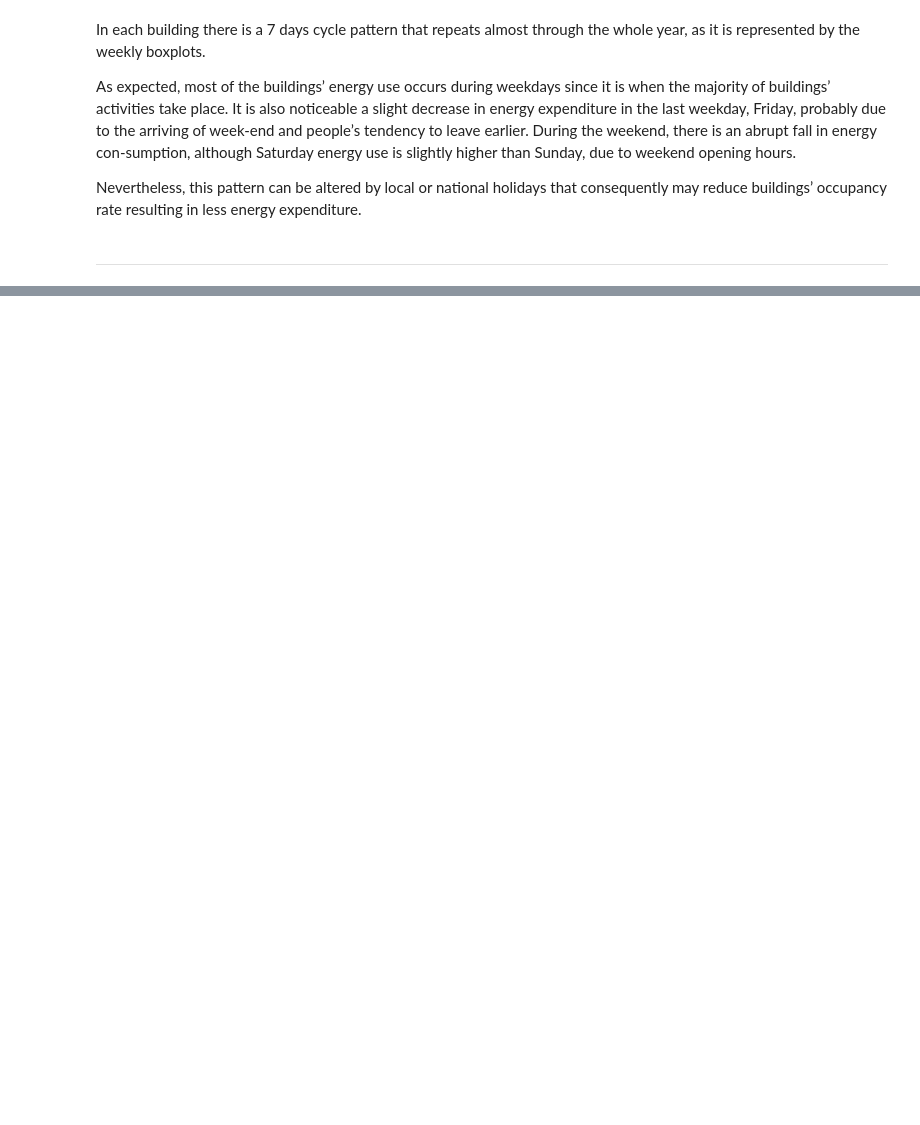
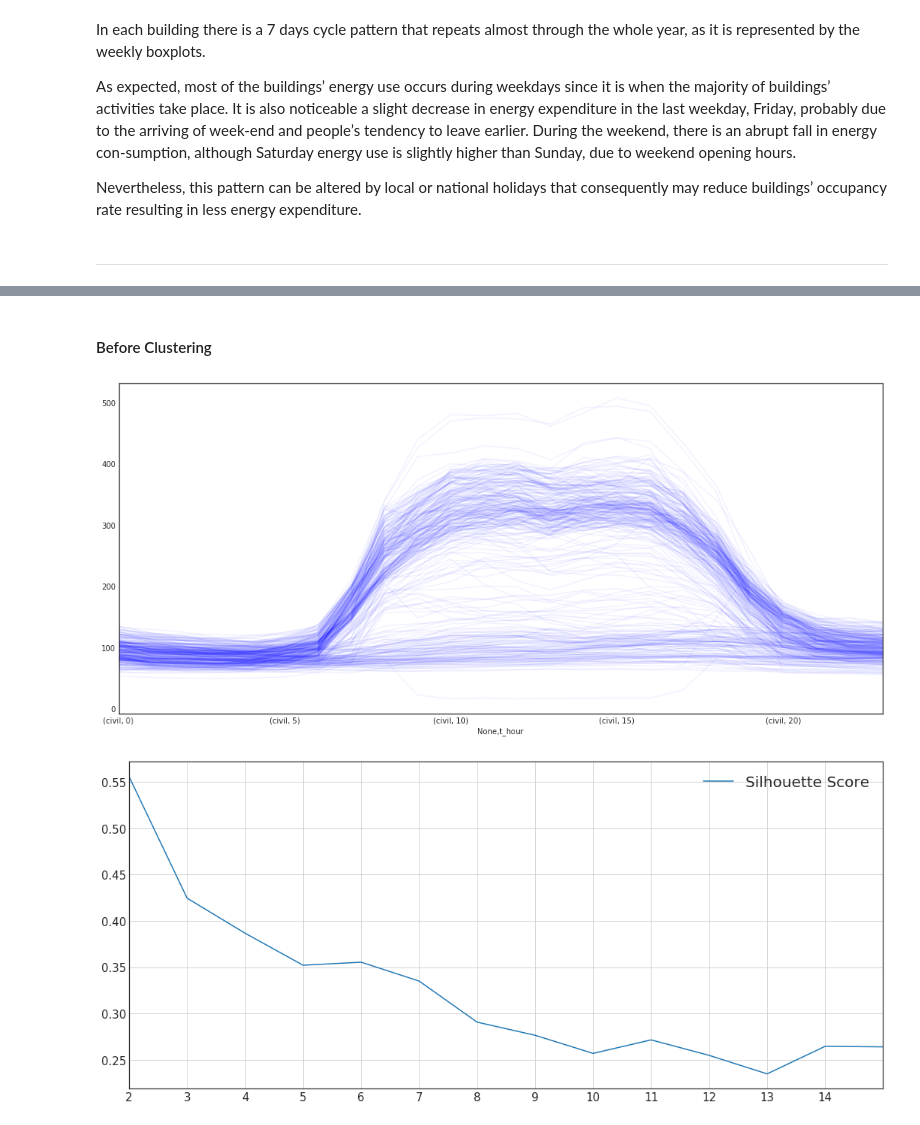
Before and after one commit to FDelca/Master_Thesis, a Jupyter notebook: 02-00-EDA-Energy_Consumption_Analysis.ipynb, the cells around one changed output, grey strips where cells are left out. Cells and saved outputs as stored; diff of their text form; code cells hidden in the pictures; blank space fills up the shorter version.

```diff
--- a/02-00-EDA-Energy_Consumption_Analysis.ipynb
+++ b/02-00-EDA-Energy_Consumption_Analysis.ipynb
@@ -246,0 +433,9 @@ Nevertheless, this pattern can be altered by local or national holidays that con
+# %% [markdown]
+#### Before Clustering
+# %%
+# Civil building Consumptions Patters
+civil_pivot = daily_representation(dt_01, 'civil', drop_nan=True)
+X_civil = k_means_score(civil_pivot)
+# %% [output]
+[figure, added]
+[figure, added]
```
Also changed, not shown: parts of 22 cells of this notebook, 5 other files.
